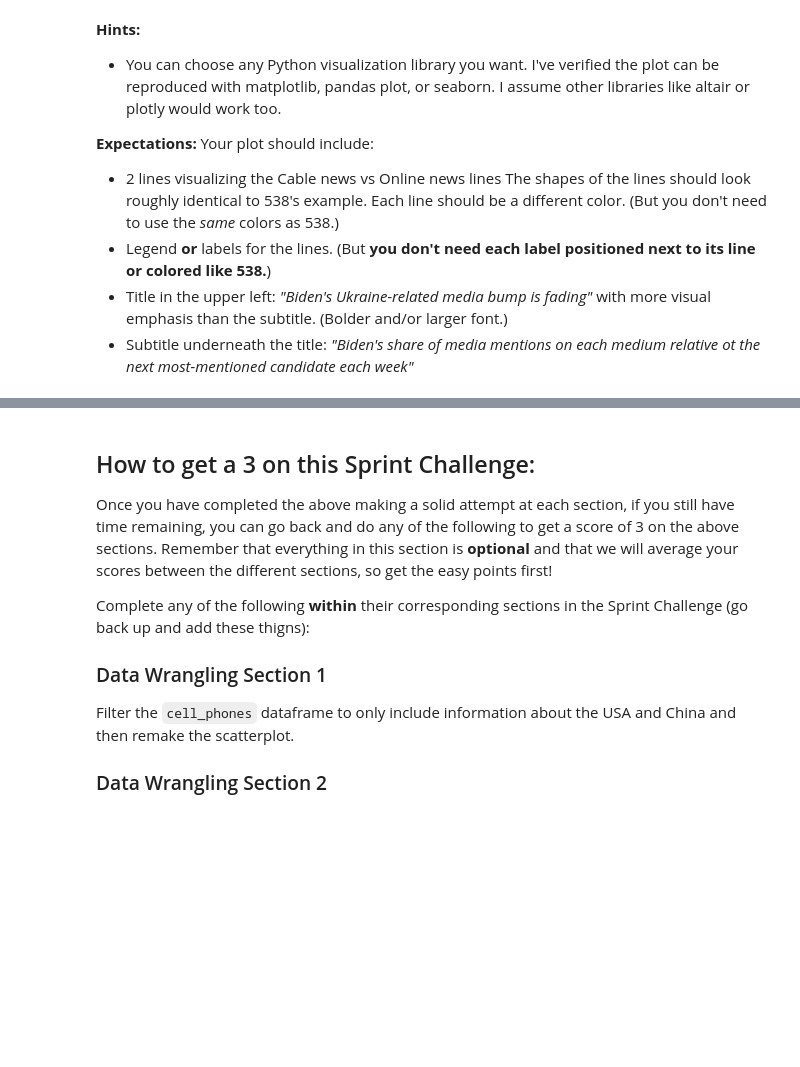
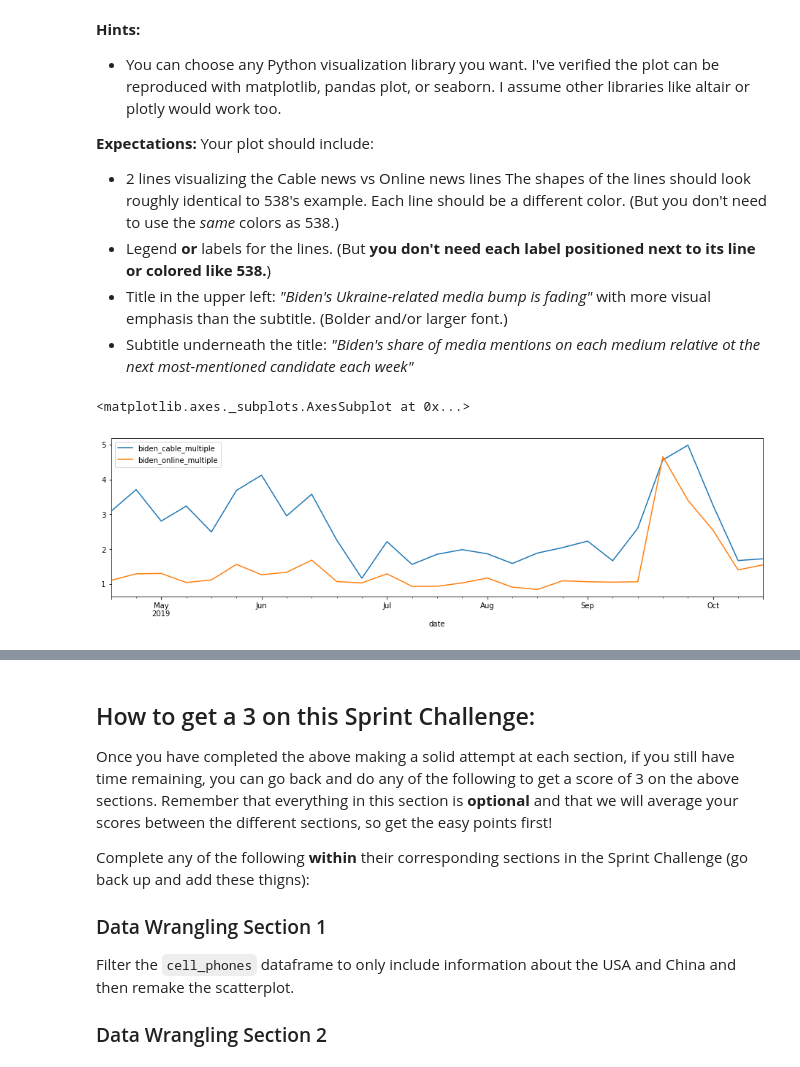
Before and after one commit to Sahlegiorgis/DS-Unit-1-Sprint-1-Data-Wrangling-and-Storytelling, a Jupyter notebook: Copy_of_DS_Unit_1_Sprint_Challenge_1_Data_Wrangling_and_Storytelling.ipynb, the cells around one changed output, grey strips where cells are left out. Cells and saved outputs as stored; diff of their text form; code cells hidden in the pictures; blank space fills up the shorter version.

```diff
--- a/Copy_of_DS_Unit_1_Sprint_Challenge_1_Data_Wrangling_and_Storytelling.ipynb
+++ b/Copy_of_DS_Unit_1_Sprint_Challenge_1_Data_Wrangling_and_Storytelling.ipynb
@@ -457,5 +485,11 @@ online.describe()
 - Legend **or** labels for the lines. (But **you don't need each label positioned next to its line or colored like 538.**)
 - Title in the upper left: _"Biden's Ukraine-related media bump is fading"_ with more visual emphasis than the subtitle. (Bolder and/or larger font.)
 - Subtitle underneath the title: _"Biden's share of media mentions on each medium relative ot the next most-mentioned candidate each week"_
+# %%
+# ploting line graph based on the data provided on the two media networks.
+data_for_graph.plot(kind='line', figsize=(16, 4))
+# %% [output]
+<matplotlib.axes._subplots.AxesSubplot at 0x...>
+[figure, added]
 # %%
 # showing Biden's matched stories and matched clips on cable and online data using line graph visualization.
```
Also changed, not shown: parts of 25 cells of this notebook.
